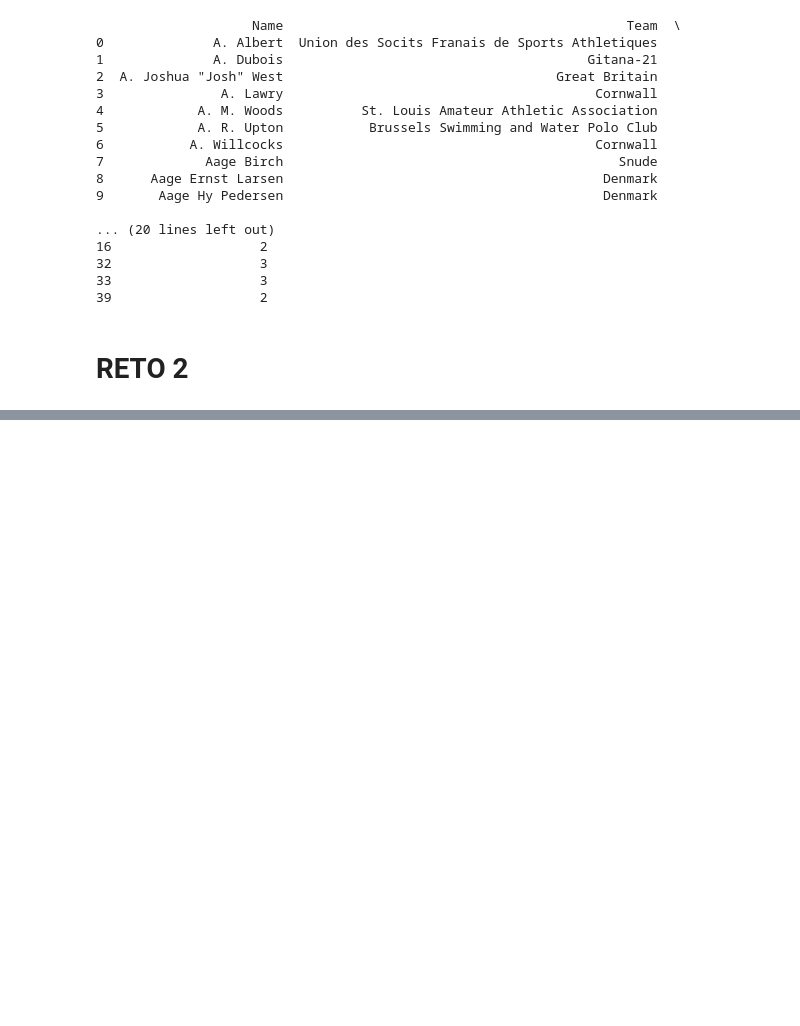
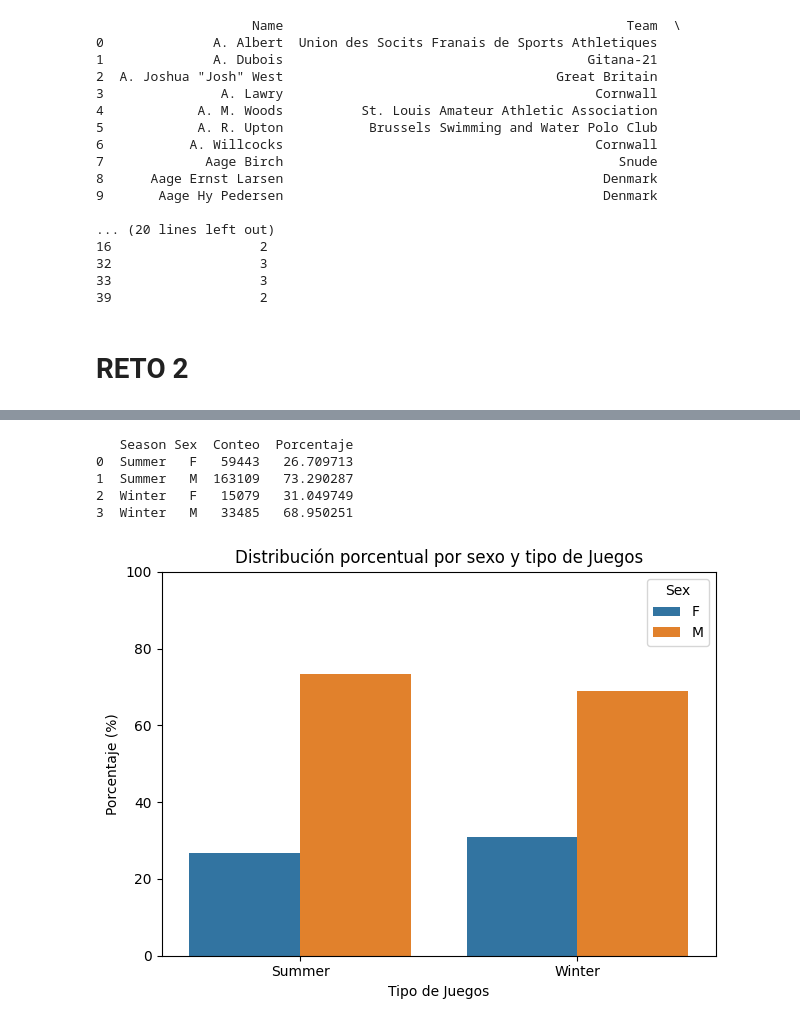
Before and after one commit to juanfrantomas/python-jjoo, a Jupyter notebook: retoPython.ipynb, the cells around one changed output, grey strips where cells are left out. Saved outputs shown, nothing was run; the diff lists cells and outputs as text; code cells hidden in the pictures; blank space fills up the shorter version.

```diff
--- a/retoPython.ipynb
+++ b/retoPython.ipynb
@@ -83,0 +129,41 @@ print("reto2")
+# %%
+# Nos quedamos solo con filas que tienen Season y Sex
+df_sexo = df_JJOO.dropna(subset=['Season', 'Sex'])
+
+# Conteos por temporada y sexo
+tabla_sexo = (
+    df_sexo
+    .groupby(['Season', 'Sex'])['ID']   # puedes usar 'ID' o simplemente .size()
+    .count()
+    .reset_index(name='Conteo')
+)
+
+# Pasamos a porcentajes dentro de cada temporada (Summer / Winter)
+tabla_sexo['Porcentaje'] = (
+    tabla_sexo['Conteo'] /
+    tabla_sexo.groupby('Season')['Conteo'].transform('sum')
+) * 100
+
+print(tabla_sexo)
+
+# Gráfica: barras agrupadas con porcentajes
+sns.barplot(
+    data=tabla_sexo,
+    x='Season',
+    y='Porcentaje',
+    hue='Sex'
+)
+
+plt.title('Distribución porcentual por sexo y tipo de Juegos')
+plt.xlabel('Tipo de Juegos')
+plt.ylabel('Porcentaje (%)')
+plt.ylim(0, 100)
+plt.tight_layout()
+plt.show()
+# %% [output]
+   Season Sex  Conteo  Porcentaje
+0  Summer   F   59443   26.709713
+1  Summer   M  163109   73.290287
+2  Winter   F   15079   31.049749
+3  Winter   M   33485   68.950251
+[figure, added]
```
Also changed, not shown: parts of 5 cells of this notebook.
